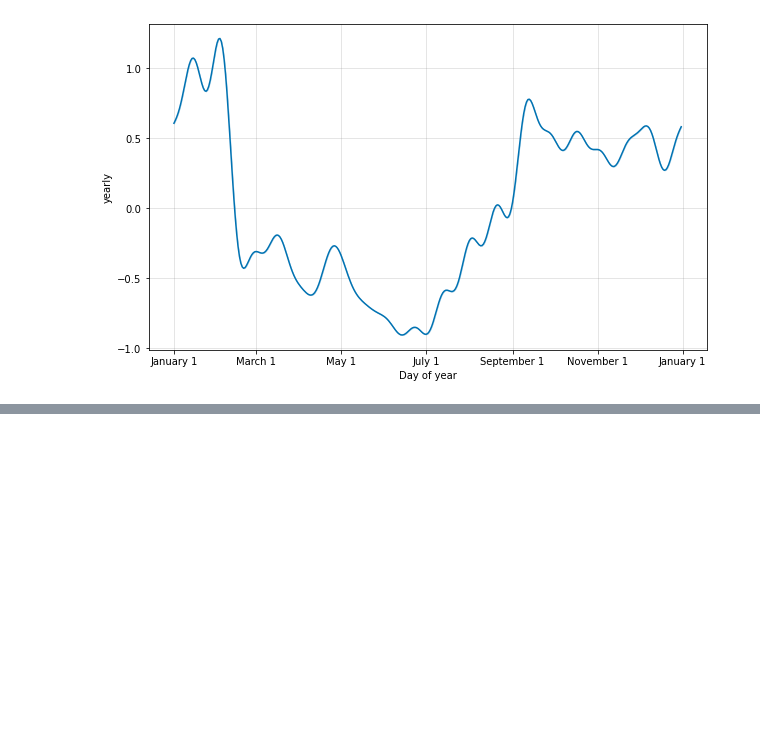
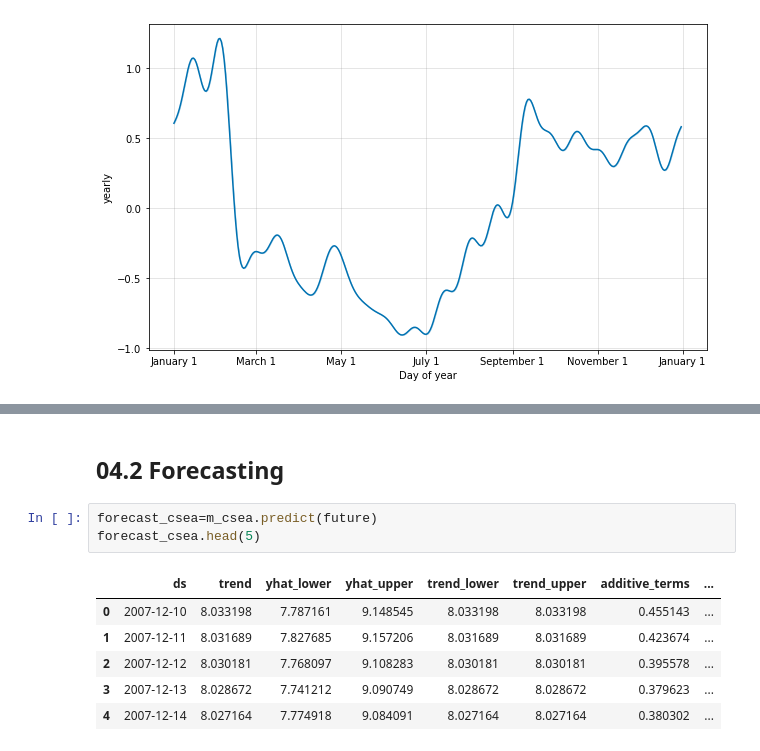
Before and after one commit to Ivanlong0630/Time_Series, a Jupyter notebook: Prophet/04_Prophet_Seasonality_HolidayEffects_Regressors.ipynb, the cells around one changed output, grey strips where cells are left out. Cells and saved outputs as stored; diff of their text form; blank space fills up the shorter version.

```diff
--- a/Prophet/04_Prophet_Seasonality_HolidayEffects_Regressors.ipynb
+++ b/Prophet/04_Prophet_Seasonality_HolidayEffects_Regressors.ipynb
@@ -702,0 +745,12 @@ INFO:prophet:Disabling daily seasonality. Run prophet with daily_seasonality=Tru
+# %% [markdown]
+## 04.2 Forecasting
+# %%
+forecast_csea=m_csea.predict(future)
+forecast_csea.head(5)
+# %% [output]
+|  | ds | trend | yhat_lower | yhat_upper | trend_lower | trend_upper | additive_terms | ... |
+| 0 | 2007-12-10 | 8.033198 | 7.787161 | 9.148545 | 8.033198 | 8.033198 | 0.455143 | ... |
+| 1 | 2007-12-11 | 8.031689 | 7.827685 | 9.157206 | 8.031689 | 8.031689 | 0.423674 | ... |
+| 2 | 2007-12-12 | 8.030181 | 7.768097 | 9.108283 | 8.030181 | 8.030181 | 0.395578 | ... |
+| 3 | 2007-12-13 | 8.028672 | 7.741212 | 9.090749 | 8.028672 | 8.028672 | 0.379623 | ... |
+| 4 | 2007-12-14 | 8.027164 | 7.774918 | 9.084091 | 8.027164 | 8.027164 | 0.380302 | ... |
```
Also changed, not shown: parts of 9 cells of this notebook.
